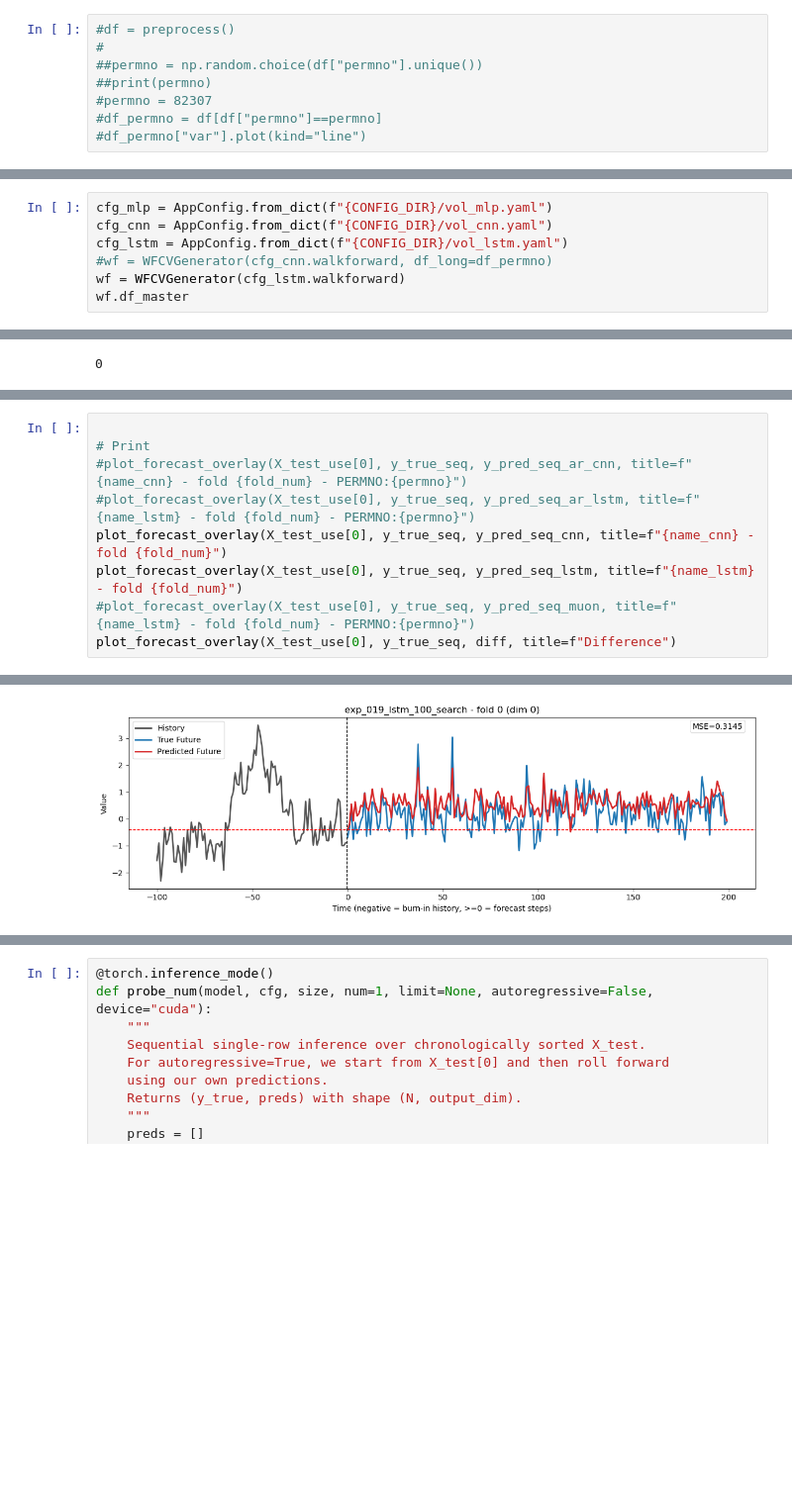
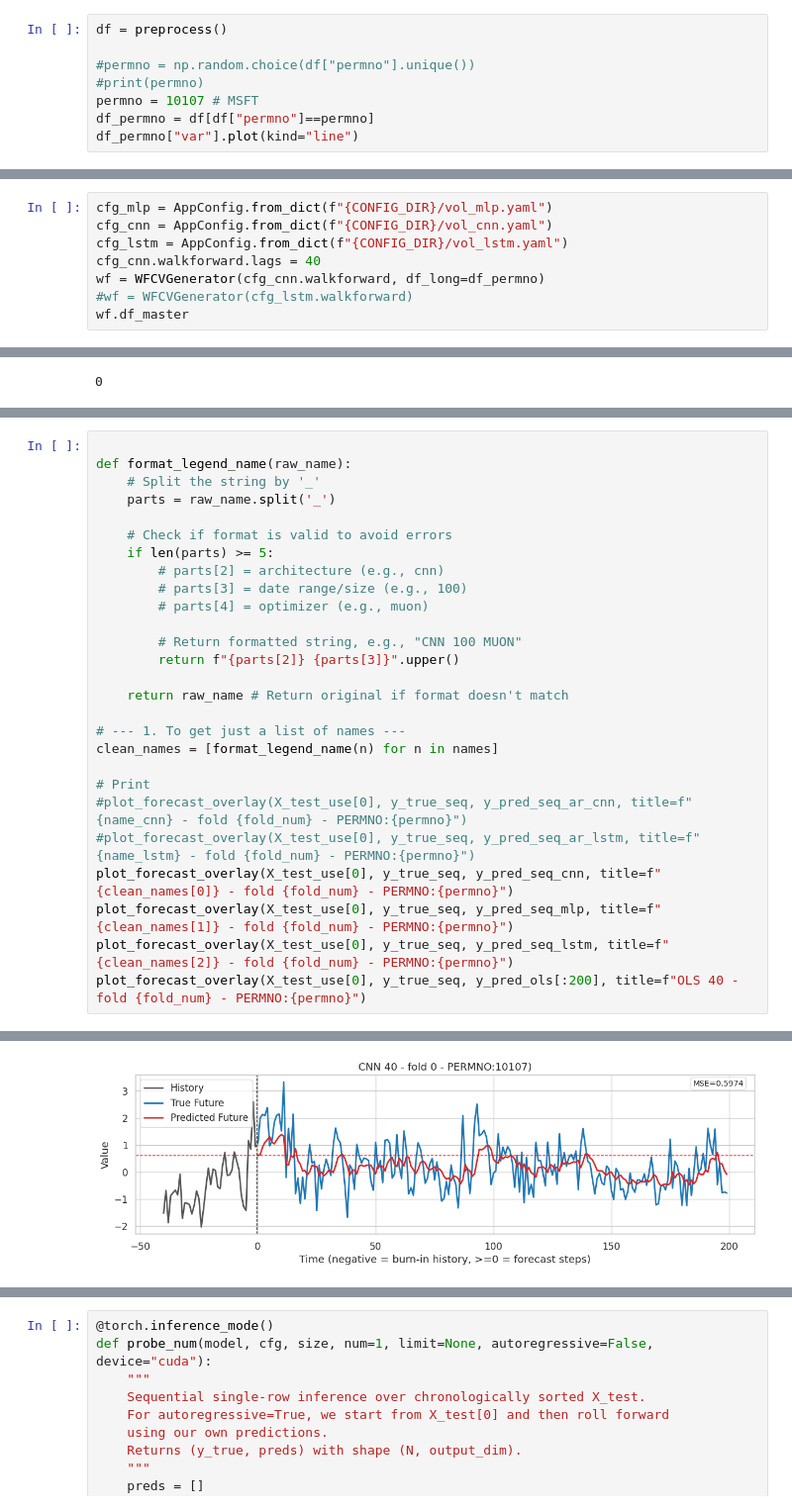
Before and after one commit to FedericoCortesi/finNN_code, a Jupyter notebook: src/benchmarks/forecast.ipynb, the cells around one changed output, grey strips where cells are left out. Shown at 99% size. Saved outputs shown, nothing was run; the diff lists cells and outputs as text; blank space fills up the shorter version.

```diff
--- a/src/benchmarks/forecast.ipynb
+++ b/src/benchmarks/forecast.ipynb
@@ -36,10 +36,10 @@ df_sp
 # %% [markdown]
 - de-comment this to predict a single stock and see how it performs in predicting
 # %%
-#df = preprocess()
-#
-##permno = np.random.choice(df["permno"].unique())
-##print(permno)
-#permno = 82307
-#df_permno = df[df["permno"]==permno]
-#df_permno["var"].plot(kind="line")
+df = preprocess()
+
+#permno = np.random.choice(df["permno"].unique())
+#print(permno)
+permno = 10107 # MSFT
+df_permno = df[df["permno"]==permno]
+df_permno["var"].plot(kind="line")
@@ -50,8 +53,9 @@ df_sp
 cfg_mlp = AppConfig.from_dict(f"{CONFIG_DIR}/vol_mlp.yaml")
 cfg_cnn = AppConfig.from_dict(f"{CONFIG_DIR}/vol_cnn.yaml")
 cfg_lstm = AppConfig.from_dict(f"{CONFIG_DIR}/vol_lstm.yaml")
-#wf = WFCVGenerator(cfg_cnn.walkforward, df_long=df_permno)
-wf = WFCVGenerator(cfg_lstm.walkforward)
+cfg_cnn.walkforward.lags = 40
+wf = WFCVGenerator(cfg_cnn.walkforward, df_long=df_permno)
+#wf = WFCVGenerator(cfg_lstm.walkforward)
 wf.df_master
 # %% [output]
 |  | feature_0 | feature_1 | feature_2 | feature_3 | feature_4 | feature_5 | feature_6 | feature_7 | feature_8 | ... |
@@ -391,10 +448,28 @@ print(diff_norm)
 # %%
+
+def format_legend_name(raw_name):
+    # Split the string by '_'
+    parts = raw_name.split('_')
+
+    # Check if format is valid to avoid errors
+    if len(parts) >= 5:
+        # parts[2] = architecture (e.g., cnn)
+        # parts[3] = date range/size (e.g., 100)
+        # parts[4] = optimizer (e.g., muon)
+
+        # Return formatted string, e.g., "CNN 100 MUON"
+        return f"{parts[2]} {parts[3]}".upper()
+
+    return raw_name # Return original if format doesn't match
+
+# --- 1. To get just a list of names ---
+clean_names = [format_legend_name(n) for n in names]
 
 # Print
 #plot_forecast_overlay(X_test_use[0], y_true_seq, y_pred_seq_ar_cnn, title=f"{name_cnn} - fold {fold_num} - PERMNO:{permno}")
 #plot_forecast_overlay(X_test_use[0], y_true_seq, y_pred_seq_ar_lstm, title=f"{name_lstm} - fold {fold_num} - PERMNO:{permno}")
-plot_forecast_overlay(X_test_use[0], y_true_seq, y_pred_seq_cnn, title=f"{name_cnn} - fold {fold_num}")
-plot_forecast_overlay(X_test_use[0], y_true_seq, y_pred_seq_lstm, title=f"{name_lstm} - fold {fold_num}")
-#plot_forecast_overlay(X_test_use[0], y_true_seq, y_pred_seq_muon, title=f"{name_lstm} - fold {fold_num} - PERMNO:{permno}")
-plot_forecast_overlay(X_test_use[0], y_true_seq, diff, title=f"Difference")
+plot_forecast_overlay(X_test_use[0], y_true_seq, y_pred_seq_cnn, title=f"{clean_names[0]} - fold {fold_num} - PERMNO:{permno}")
+plot_forecast_overlay(X_test_use[0], y_true_seq, y_pred_seq_mlp, title=f"{clean_names[1]} - fold {fold_num} - PERMNO:{permno}")
+plot_forecast_overlay(X_test_use[0], y_true_seq, y_pred_seq_lstm, title=f"{clean_names[2]} - fold {fold_num} - PERMNO:{permno}")
+plot_forecast_overlay(X_test_use[0], y_true_seq, y_pred_ols[:200], title=f"OLS 40 - fold {fold_num} - PERMNO:{permno}")
 # %% [output]
@@ -402 +477 @@ plot_forecast_overlay(X_test_use[0], y_true_seq, diff, title=f"Difference")
-[figure, old version]
+[figure, new version]
```
Also changed, not shown: parts of 22 cells of this notebook, 3 other files.
